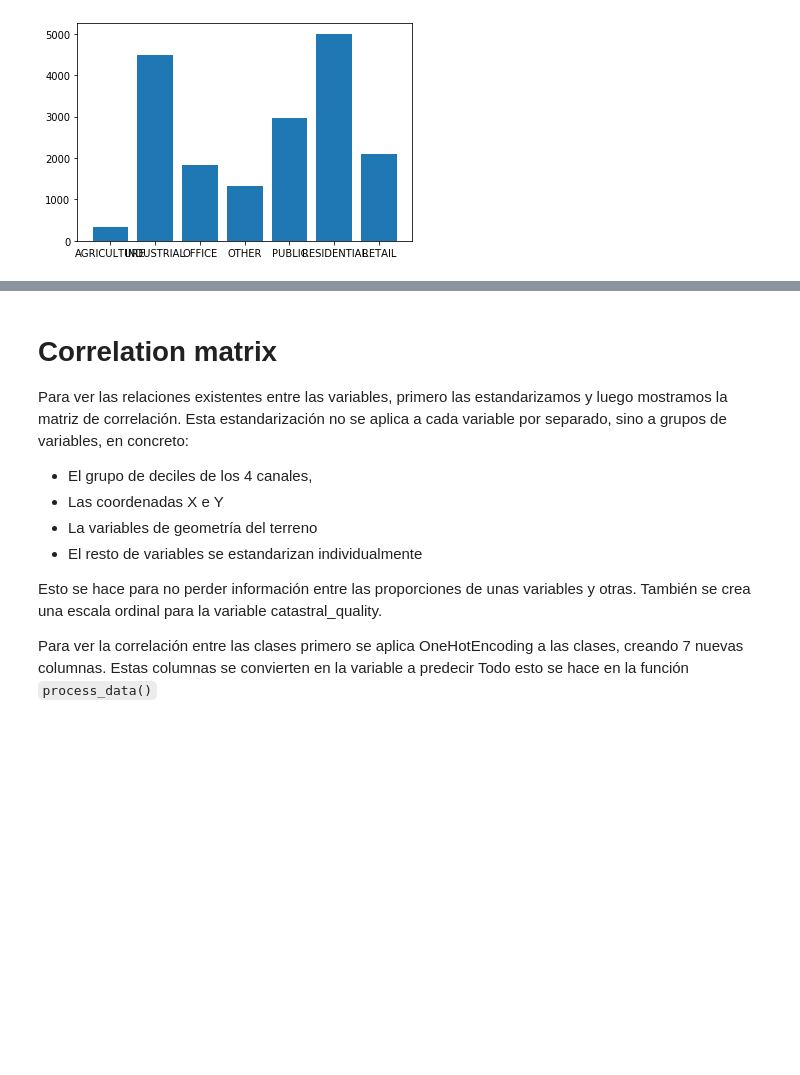
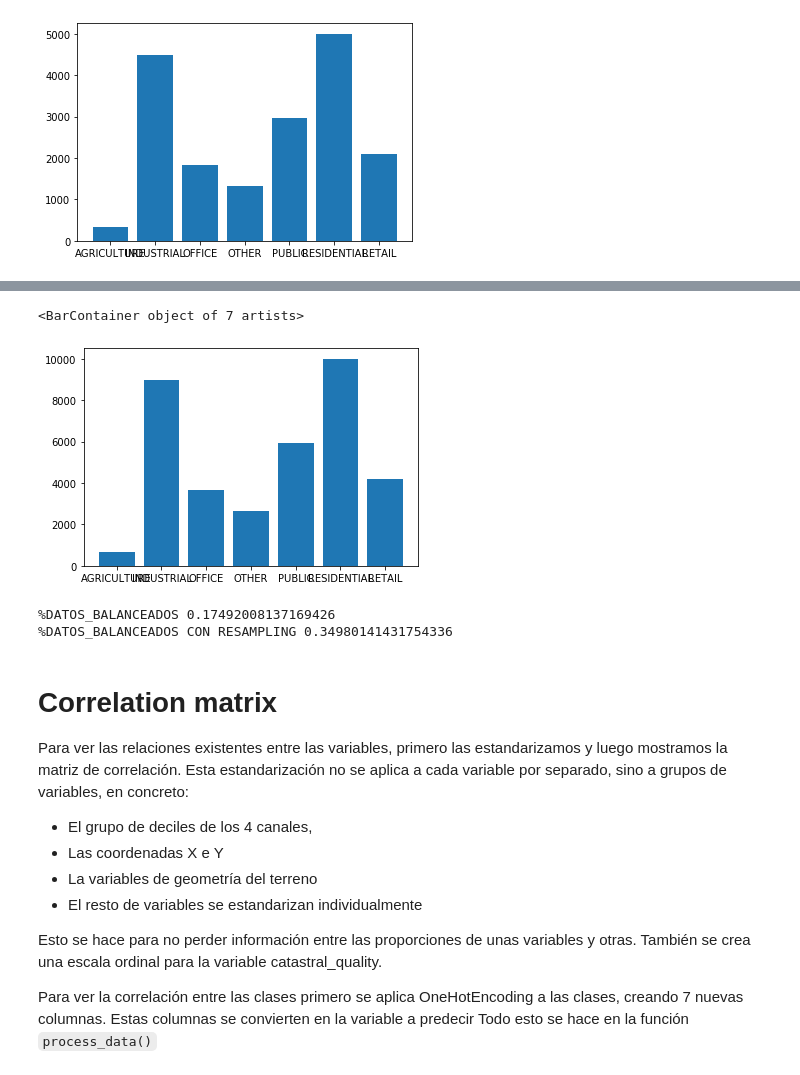
Before and after one commit to jomartla/UniversityHack-Datathon, a Jupyter notebook: MINSAIT_bester_manns.ipynb, the cells around one changed output, grey strips where cells are left out. Drawn from its saved outputs; the diff is of its cells as text; code cells hidden in the pictures; blank space fills up the shorter version.

```diff
--- a/MINSAIT_bester_manns.ipynb
+++ b/MINSAIT_bester_manns.ipynb
@@ -14,6 +14,6 @@ from utils import *
 # %% [markdown]
 ## Importamos los datos
 # %%
-estimate = pd.read_csv("Estimar_UH2020.txt", sep = "|")
-data = pd.read_csv("Modelar_UH2020.txt", sep = "|")
+estimate = pd.read_csv("csv/Estimar_UH2020.txt", sep = "|")
+data = pd.read_csv("csv/Modelar_UH2020.txt", sep = "|")
 total = pd.concat([data,estimate])
@@ -58,0 +91,13 @@ plt.bar(d.index, d.X)
+# %%
+weights = class_percentage.values / max(class_percentage.values)
+weights = weights.reshape(-1)
+# %%
+train, test = train_test_split(data, test_size = 0.1, stratify = data.CLASE)
+# %%
+total_residential = 10000
+dict_resampled = {}#pd.DataFrame(columns = class_percentage.index.values)
+for clase, percentage in zip(class_percentage.index, weights):
+    print(clase, percentage)
+    repeat = True if clase is not "RESIDENTIAL" else False
+    dict_resampled[clase] = train[train.CLASE == clase].sample(int(total_residential*percentage), replace=repeat)
+df_resampled = pd.concat(list(dict_resampled.values()))
@@ -59,3 +112,17 @@ plt.bar(d.index, d.X)
+# %%
+# Distribucion de las clases en los datos
+d = df_resampled[["X","CLASE"]].groupby("CLASE").count()
+class_percentage = d/d["X"].sum()*100
+plt.bar(d.index, d.X)
+# %% [output]
+<BarContainer object of 7 artists>
+[figure, added]
+# %%
+print("%DATOS_BALANCEADOS",balanced_data.shape[0]/data.shape[0])
+print("%DATOS_BALANCEADOS CON RESAMPLING",df_resampled.shape[0]/data.shape[0])
+# %% [output]
+%DATOS_BALANCEADOS 0.17492008137169426
+%DATOS_BALANCEADOS CON RESAMPLING 0.34980141431754336
 # %% [markdown]
 # Correlation matrix
 Para ver las relaciones existentes entre las variables, primero las estandarizamos y luego mostramos la matriz de correlación.
```
Also changed, not shown: parts of 15 cells of this notebook, 2 other files.
